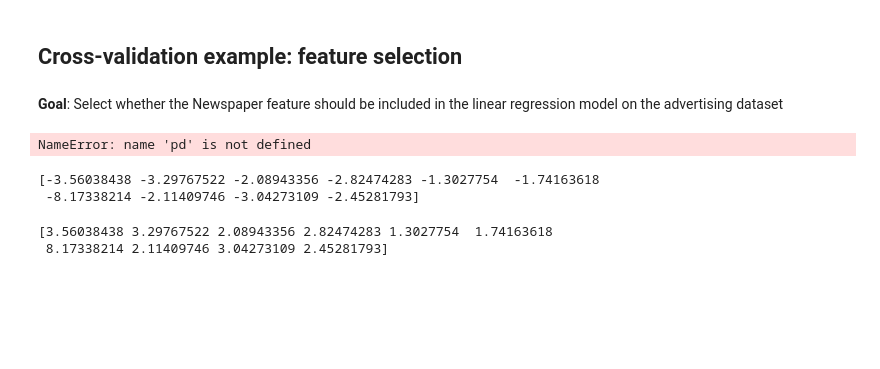
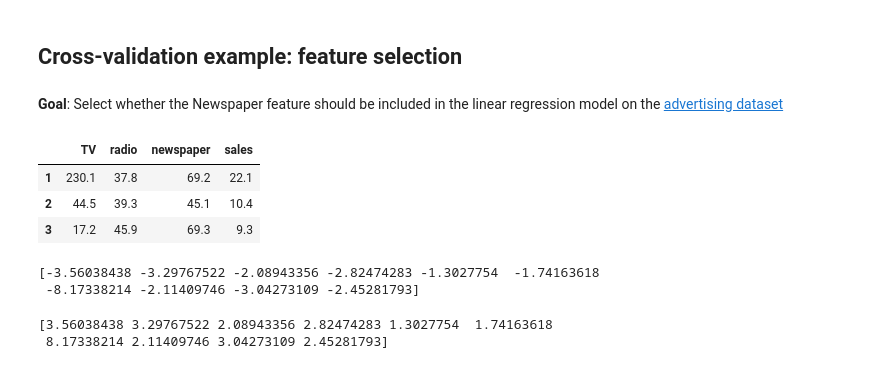
Before and after one commit to ProgressBG-Python-Course/JupyterNotebooksExamples, a Jupyter notebook: Notebooks/model_evaluation_and_optimization/cross_validation_full.ipynb, the cells around one changed output. Saved outputs shown, nothing was run; the diff lists cells and outputs as text; code cells hidden in the pictures; blank space fills up the shorter version.

```diff
--- a/Notebooks/model_evaluation_and_optimization/cross_validation_full.ipynb
+++ b/Notebooks/model_evaluation_and_optimization/cross_validation_full.ipynb
@@ -134,4 +142,4 @@ print(cross_val_score(logreg, X, y, cv=10, scoring='accuracy').mean())
 # %% [markdown]
 ## Cross-validation example: feature selection
 # %% [markdown]
-**Goal**: Select whether the Newspaper feature should be included in the linear regression model on the advertising dataset
+**Goal**: Select whether the Newspaper feature should be included in the linear regression model on the [advertising dataset](https://raw.githubusercontent.com/geekcourses/JupyterNotebooksExamples/master/datasets/various/Advertising.csv)
@@ -142,7 +148,11 @@ from sklearn.linear_model import LinearRegression
 # %%
 # read in the advertising dataset
-data = pd.read_csv('data/Advertising.csv', index_col=0)
+data = pd.read_csv('../../datasets/various/Advertising.csv', index_col=0)
+data.head(3)
 # %% [output]
-NameError: name 'pd' is not defined
+|  | TV | radio | newspaper | sales |
+| 1 | 230.1 | 37.8 | 69.2 | 22.1 |
+| 2 | 44.5 | 39.3 | 45.1 | 10.4 |
+| 3 | 17.2 | 45.9 | 69.3 | 9.3 |
 # %%
 # create a Python list of three feature names
```
Also changed, not shown: parts of 9 cells of this notebook, 5 other files.
